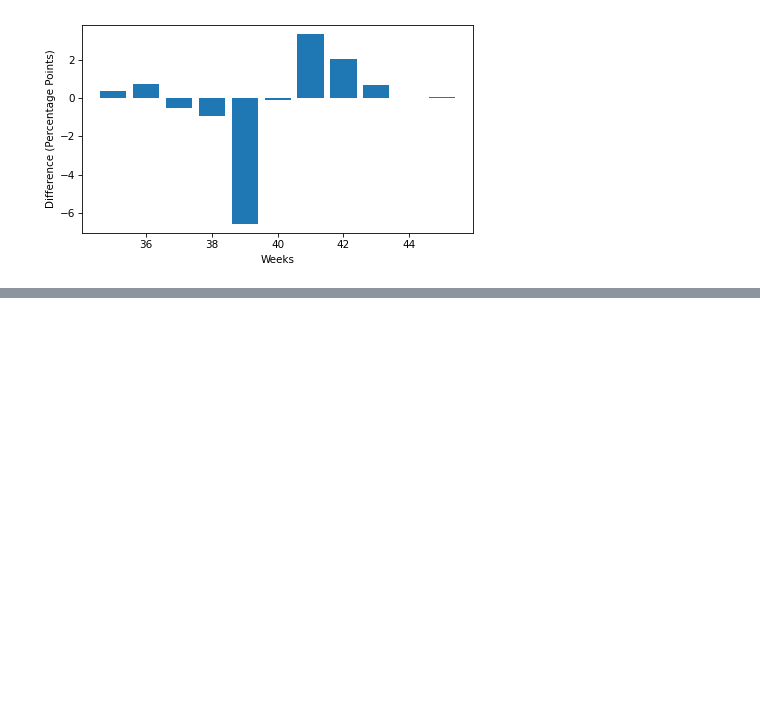
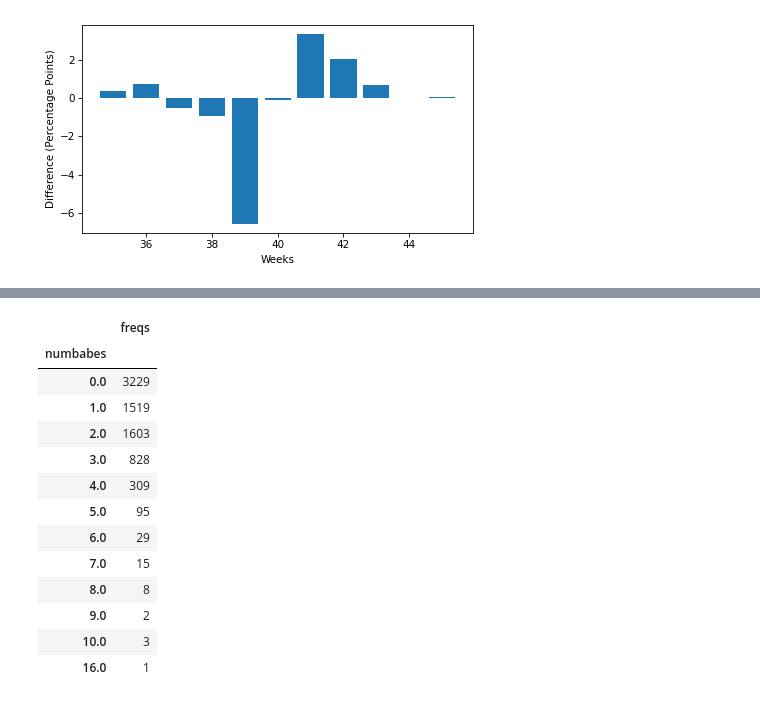
Before and after one commit to Seharish-Fatima/Probability-Mass-Functions, a Jupyter notebook: Prabability Mass Functions.ipynb, the cells around one changed output, grey strips where cells are left out. Cells and saved outputs as stored; diff of their text form; code cells hidden in the pictures; blank space fills up the shorter version.

```diff
--- a/Prabability Mass Functions.ipynb
+++ b/Prabability Mass Functions.ipynb
@@ -239,0 +268,18 @@ decorate(xlabel = "Weeks", ylabel = "Difference (Percentage Points)")
+# %%
+ftab_babes = FreqTab.from_seq(df['numbabes'], name="numbabes")
+ftab_babes
+# %% [output]
+|  | freqs |
+| numbabes |  |
+| 0.0 | 3229 |
+| 1.0 | 1519 |
+| 2.0 | 1603 |
+| 3.0 | 828 |
+| 4.0 | 309 |
+| 5.0 | 95 |
+| 6.0 | 29 |
+| 7.0 | 15 |
+| 8.0 | 8 |
+| 9.0 | 2 |
+| 10.0 | 3 |
+| 16.0 | 1 |
```
Also changed, not shown: parts of 14 cells of this notebook.
